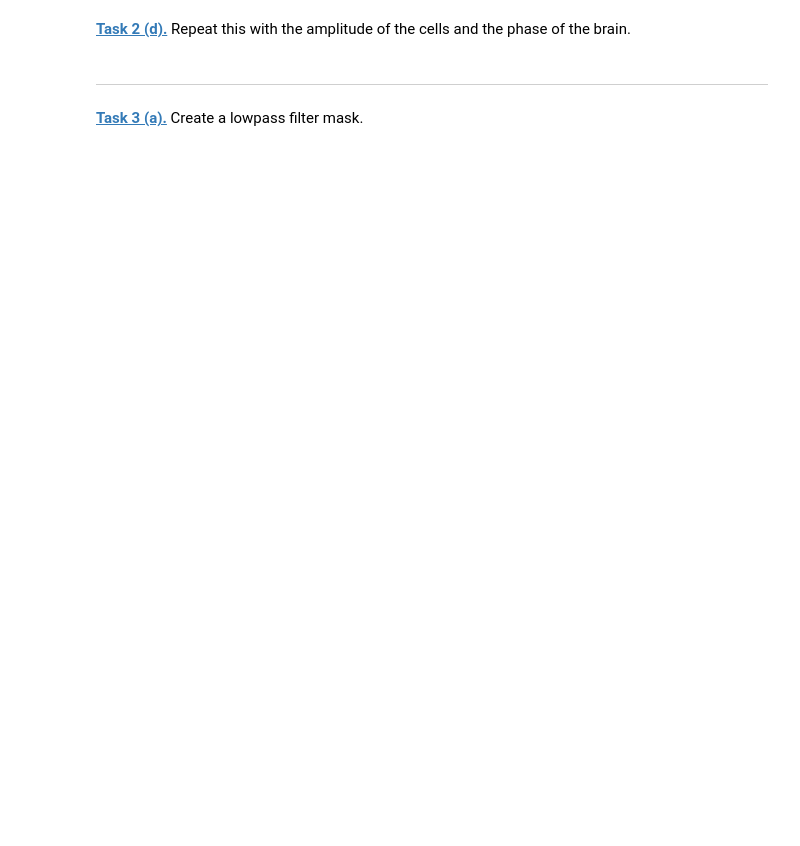
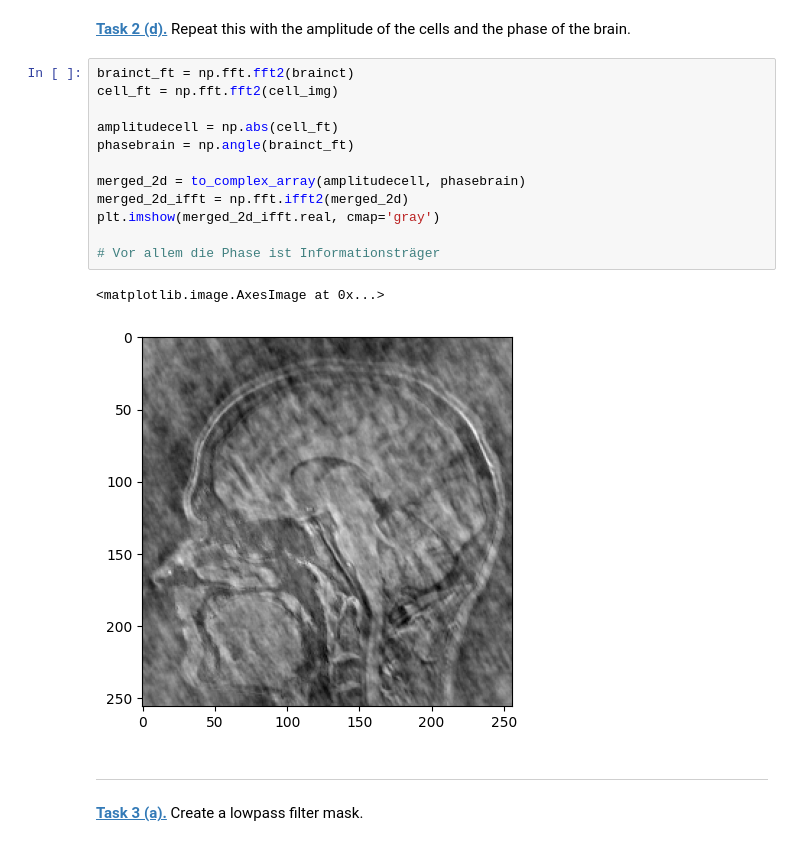
Before and after one commit to Anastasia933/FS5Python, a Jupyter notebook: fourier.ipynb, the cells around one changed output. Saved outputs shown, nothing was run; the diff lists cells and outputs as text; blank space fills up the shorter version.

```diff
--- a/fourier.ipynb
+++ b/fourier.ipynb
@@ -100,5 +104,20 @@ merged_2c_ifft = np.fft.ifft2(merged_2c)
 # %% [markdown]
 **[Task 2 (d).]()** Repeat this with the amplitude of the cells and the phase of the brain.
+# %%
+brainct_ft = np.fft.fft2(brainct)
+cell_ft = np.fft.fft2(cell_img)
+
+amplitudecell = np.abs(cell_ft)
+phasebrain = np.angle(brainct_ft)
+
+merged_2d = to_complex_array(amplitudecell, phasebrain)
+merged_2d_ifft = np.fft.ifft2(merged_2d)
+plt.imshow(merged_2d_ifft.real, cmap='gray')
+
+# Vor allem die Phase ist Informationsträger
+# %% [output]
+<matplotlib.image.AxesImage at 0x...>
+[figure, added]
 # %% [markdown]
 ---
 # %% [markdown]
```
Also changed, not shown: parts of 3 cells of this notebook.
